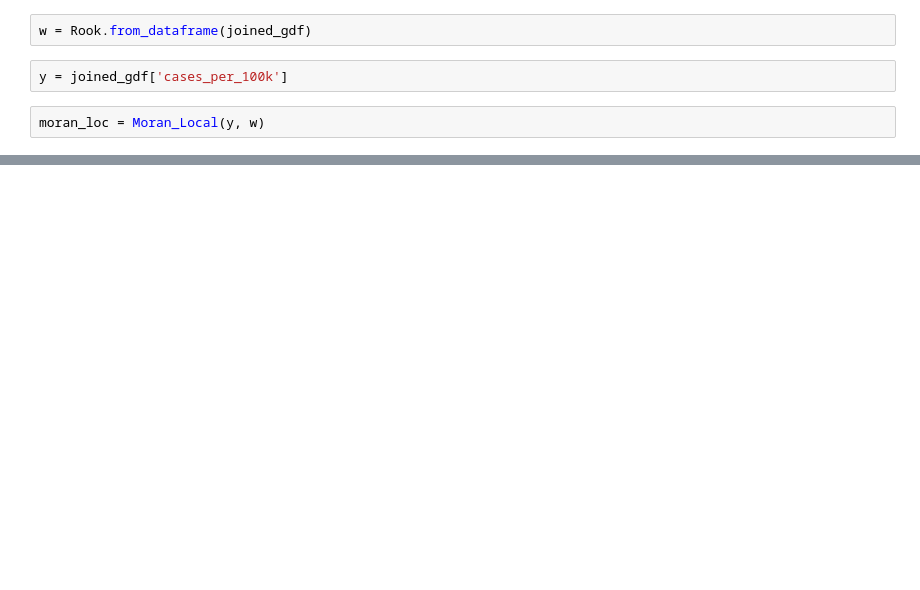
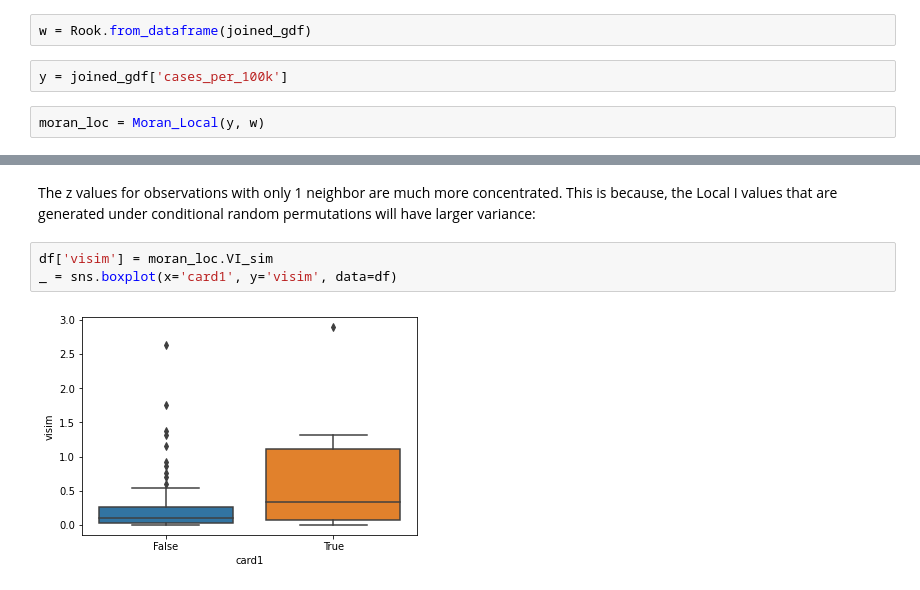
Before and after one commit to sjsrey/pysal-temp, a Jupyter notebook: notebooks/moran-local-holes.ipynb, the cells around one changed output, grey strips where cells are left out. Saved outputs shown, nothing was run; the diff lists cells and outputs as text; blank space fills up the shorter version.

```diff
--- a/notebooks/moran-local-holes.ipynb
+++ b/notebooks/moran-local-holes.ipynb
@@ -36,0 +68,7 @@ f, ax = lisa_cluster(moran_loc, joined_gdf, figsize=(8,8))
+# %% [markdown]
+The z values for observations with only 1 neighbor are much more concentrated. This is because, the Local I values that are generated under conditional random permutations will have larger variance:
+# %%
+df['visim'] = moran_loc.VI_sim
+_ = sns.boxplot(x='card1', y='visim', data=df)
+# %% [output]
+[figure, added]
```
Also changed, not shown: parts of 10 cells of this notebook.
